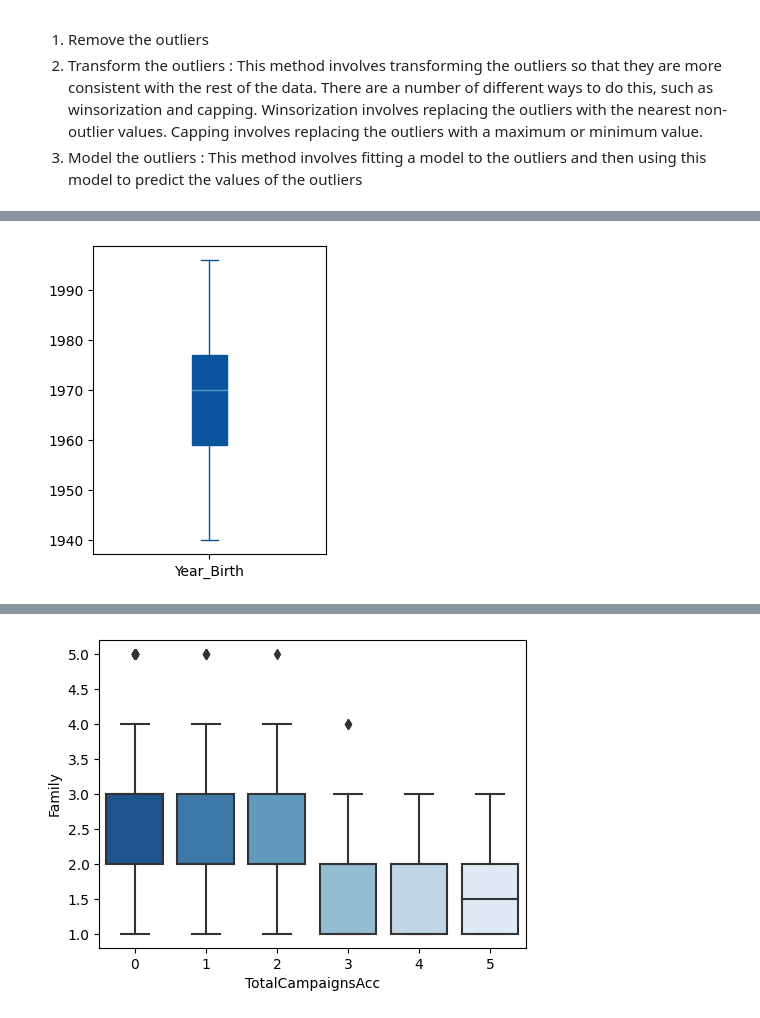
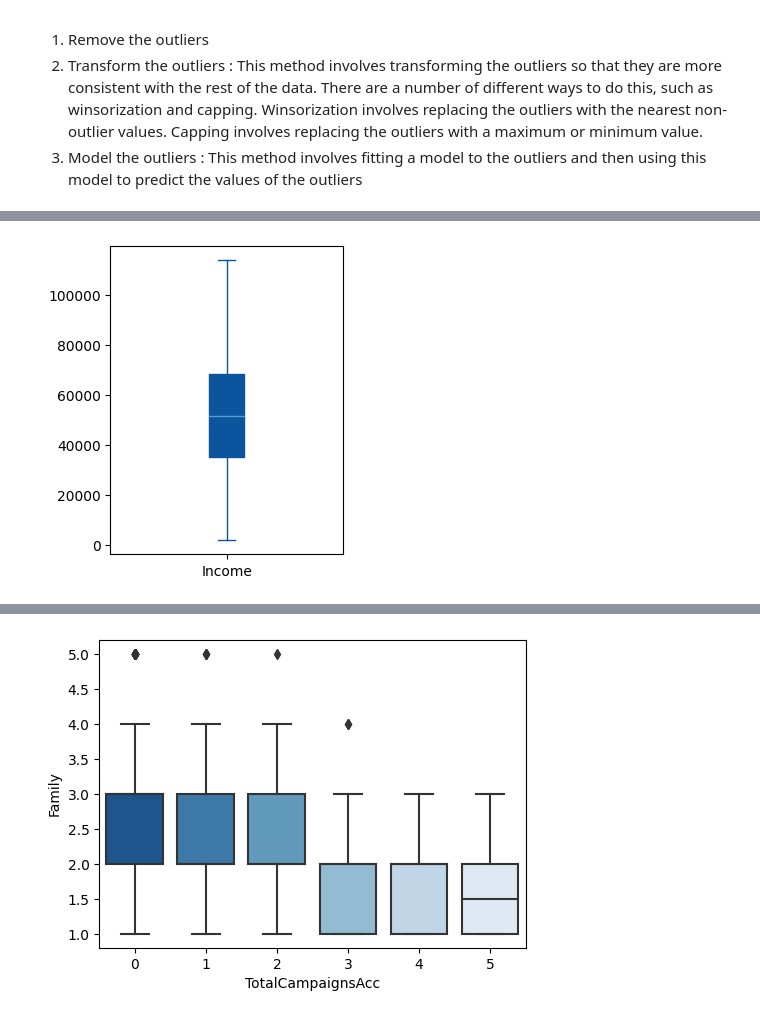
Before and after one commit to manojtechflow/Food-Supplier-Campaign-Market-Analytics, a Jupyter notebook: market_analytics.ipynb, the cells around one changed output, grey strips where cells are left out. Saved outputs shown, nothing was run; the diff lists cells and outputs as text; code cells hidden in the pictures.

```diff
--- a/market_analytics.ipynb
+++ b/market_analytics.ipynb
@@ -207,0 +212,19 @@ Sum of missing values: 0
+# %%
+# customer Family count.
+data['Family'] = data['Marital_Status']+data['Kidhome']+data['Teenhome']
+
+# Summing up all columns names including "Mnt" {MntWines, MntFruits, MntMeatProducts, MntFishProducts, etc}
+mnt_cols = [col for col in data.columns if 'Mnt' in col]
+data['TotalMnt'] = data[mnt_cols].sum(axis=1)
+
+# Total Campaign Acceptance
+data['TotalCampaignsAcc'] = data.filter(like='Accepted').sum(axis=1)+data['Response']
+
+# Relationship Status
+def get_relationship(row):
+    if row['Marital_Status'] >1:
+        return 1
+    else:
+        return 0
+data['In_relationship'] = data.apply(get_relationship, axis=1)
+data.head()
@@ -243,0 +288,13 @@ We will not delete all outliers because some outliers are important. We will rem
+# %%
+def outlier_removal(df, column):
+    Q1 = df[column].quantile(0.25)
+    Q3 = data[column].quantile(0.75)
+    IQR = Q3 - Q1
+    lower_bound = Q1 - 1.5 * IQR
+    upper_bound = Q3 + 1.5 * IQR
+    df = df[(df[column] > lower_bound) & (df[column] < upper_bound)]
+    return df
+# %%
+# Outlier removal for TotalMnt and Income Columns
+data = outlier_removal(data, 'TotalMnt')
+data = outlier_removal(data, 'Income')
@@ -244,7 +308,6 @@ We will not delete all outliers because some outliers are important. We will rem
 # %%
-import matplotlib.pyplot as plt
-data = data[data['Year_Birth'] > 1900].reset_index(drop=True)
-plt.figure(figsize=(3,4))
-data['Year_Birth'].plot(kind='box', patch_artist=True);
+plt.figure(figsize=(3, 4))
+data['Income'].plot(kind='box', patch_artist= True)
+plt.show()
 # %% [output]
-[figure, old version]
+[figure, new version]
```
Also changed, not shown: parts of 78 cells of this notebook, 2 other files.
